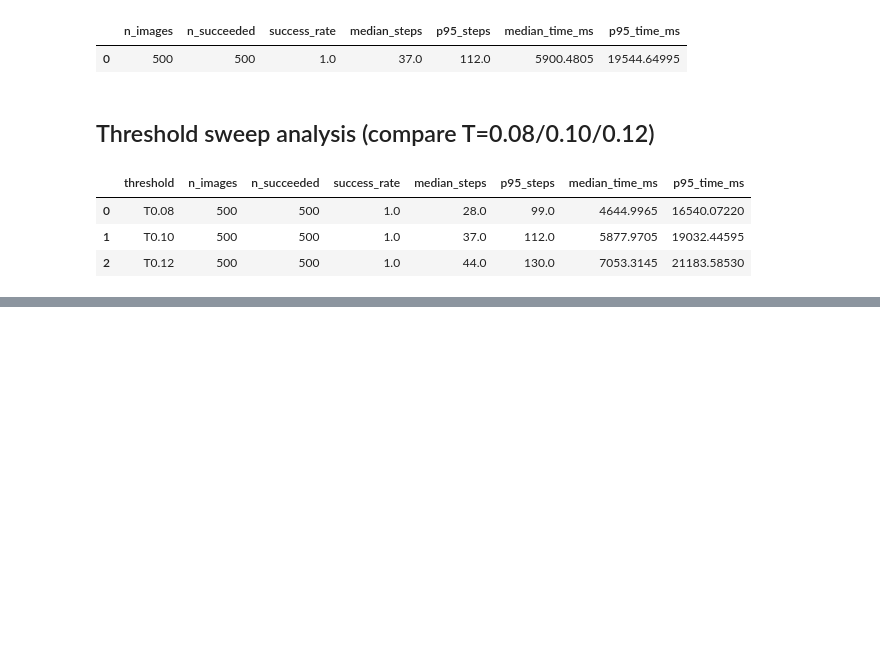
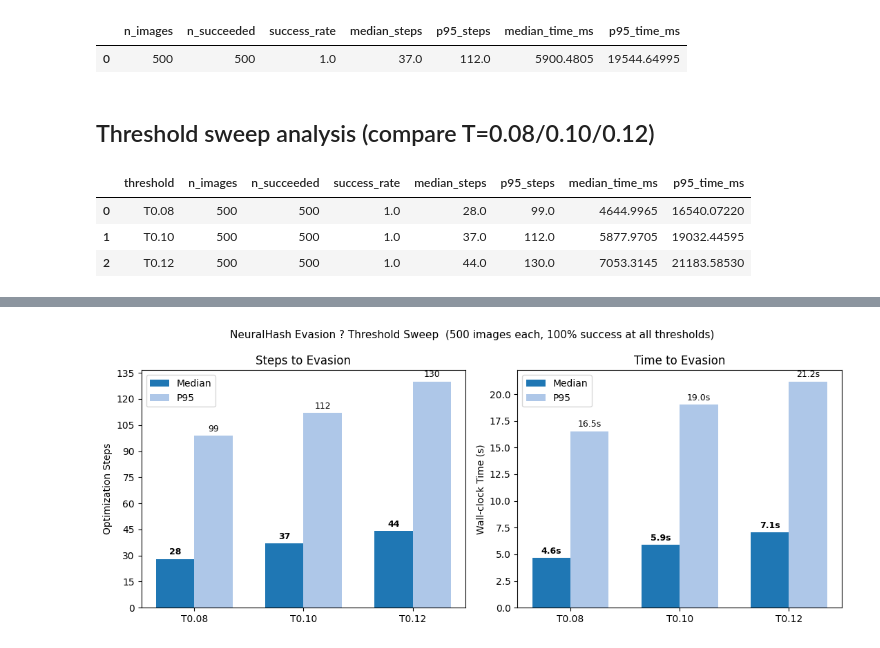
Before and after one commit to HeyAvijitRoy/ar-sec-eval, a Jupyter notebook: fdeph_eval/analysis/attack_efficiency_analysis.ipynb, the cells around one changed output, grey strips where cells are left out. Drawn from its saved outputs; the diff is of its cells as text; code cells hidden in the pictures; blank space fills up the shorter version.

```diff
--- a/fdeph_eval/analysis/attack_efficiency_analysis.ipynb
+++ b/fdeph_eval/analysis/attack_efficiency_analysis.ipynb
@@ -167,0 +170,83 @@ sweep.to_csv(f"{TABLE_DIR}/nhash_threshold_sweep.csv", index=False)
+# %%
+# Produces: nhash_threshold_sweep_bars.png
+
+import numpy as np
+import matplotlib.pyplot as plt
+import matplotlib.ticker as mticker
+
+# `sweep` should already be in scope from the cells above.
+# If running this cell standalone, uncomment the block below:
+# ?????????????????????????????????????????????????????????????
+# from fdeph_eval.analysis.plotting import load_attack_csv, time_to_success_stats
+# import pandas as pd
+# paths = {
+#     "T0.08": os.path.join(REPO_ROOT, "logs", "attack_steps_nhash_evasion_mt500_T0.08.csv"),
+#     "T0.10": os.path.join(REPO_ROOT, "logs", "attack_steps_nhash_evasion_mt500_T0.10.csv"),
+#     "T0.12": os.path.join(REPO_ROOT, "logs", "attack_steps_nhash_evasion_mt500_T0.12.csv"),
+# }
+# rows = []
+# for label, p in paths.items():
+#     d = load_attack_csv(p)
+#     r = time_to_success_stats(d)
+#     r.insert(0, "threshold", label)
+#     rows.append(r)
+# sweep = pd.concat(rows, ignore_index=True)
+# ?????????????????????????????????????????????????????????????
+
+THRESHOLDS   = ["T0.08", "T0.10", "T0.12"]
+idx          = sweep.set_index("threshold")
+med_steps    = [float(idx.loc[t, "median_steps"])    for t in THRESHOLDS]
+p95_steps    = [float(idx.loc[t, "p95_steps"])       for t in THRESHOLDS]
+med_time_s   = [float(idx.loc[t, "median_time_ms"]) / 1000 for t in THRESHOLDS]
+p95_time_s   = [float(idx.loc[t, "p95_time_ms"])    / 1000 for t in THRESHOLDS]
+
+x = np.arange(len(THRESHOLDS))
+w = 0.35
+C_MED = "#1f77b4"
+C_P95 = "#aec7e8"
+
+fig, axes = plt.subplots(1, 2, figsize=(11, 4.5))
+
+# ?? Left panel: steps ??????????????????????????????????????????????????????
+ax = axes[0]
+ax.bar(x - w/2, med_steps, w, label="Median", color=C_MED)
+ax.bar(x + w/2, p95_steps, w, label="P95",    color=C_P95)
+for xi, (m, p) in enumerate(zip(med_steps, p95_steps)):
+    ax.text(xi - w/2, m + max(p95_steps) * 0.01, f"{int(m)}",
+            ha="center", va="bottom", fontsize=9, fontweight="bold")
+    ax.text(xi + w/2, p + max(p95_steps) * 0.01, f"{int(p)}",
+            ha="center", va="bottom", fontsize=9)
+ax.set_xticks(x)
+ax.set_xticklabels(THRESHOLDS)
+ax.set_ylabel("Optimization Steps")
+ax.set_title("Steps to Evasion")
+ax.legend()
+ax.yaxis.set_major_locator(mticker.MaxNLocator(integer=True))
+
+# ?? Right panel: wall-clock time ???????????????????????????????????????????
+ax = axes[1]
+ax.bar(x - w/2, med_time_s, w, label="Median", color=C_MED)
+ax.bar(x + w/2, p95_time_s, w, label="P95",    color=C_P95)
+for xi, (m, p) in enumerate(zip(med_time_s, p95_time_s)):
+    ax.text(xi - w/2, m + max(p95_time_s) * 0.01, f"{m:.1f}s",
+            ha="center", va="bottom", fontsize=9, fontweight="bold")
+    ax.text(xi + w/2, p + max(p95_time_s) * 0.01, f"{p:.1f}s",
+            ha="center", va="bottom", fontsize=9)
+ax.set_xticks(x)
+ax.set_xticklabels(THRESHOLDS)
+ax.set_ylabel("Wall-clock Time (s)")
+ax.set_title("Time to Evasion")
+ax.legend()
+
+plt.suptitle(
+    "NeuralHash Evasion ? Threshold Sweep  (500 images each, 100% success at all thresholds)",
+    fontsize=11
+)
+plt.tight_layout()
+
+out = os.path.join(FIG_DIR, "nhash_threshold_sweep_bars.png")
+plt.savefig(out, dpi=150, bbox_inches="tight")
+plt.show()
+print("Saved:", out)
+# %% [output]
+[figure, added]
```
Also changed, not shown: parts of 4 cells of this notebook, 3 other files.
